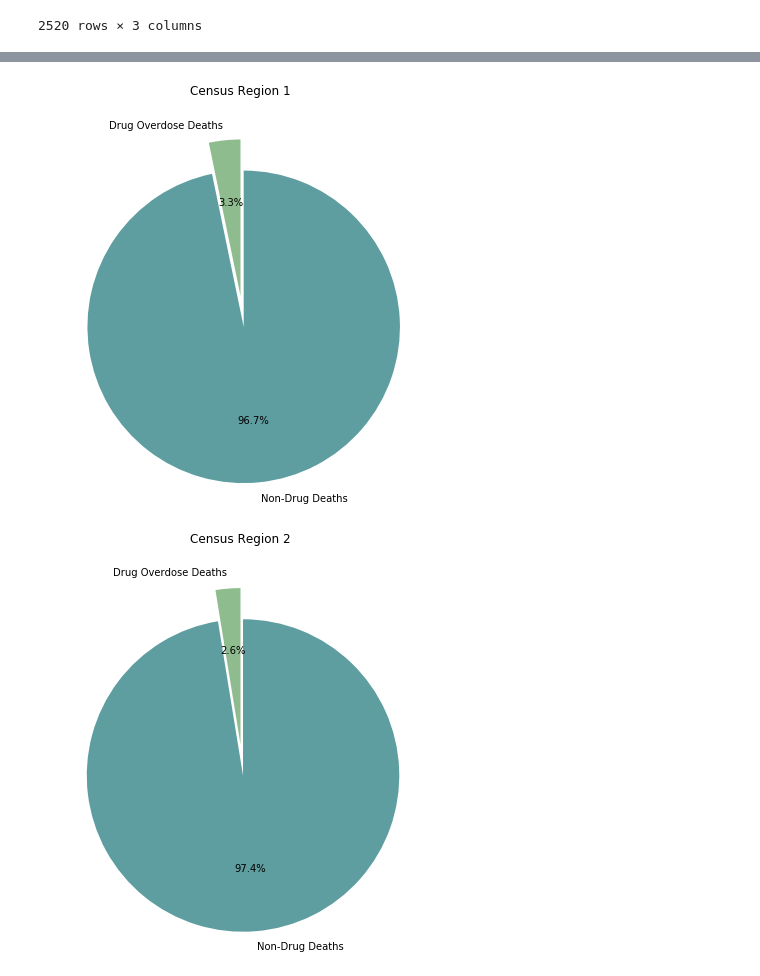
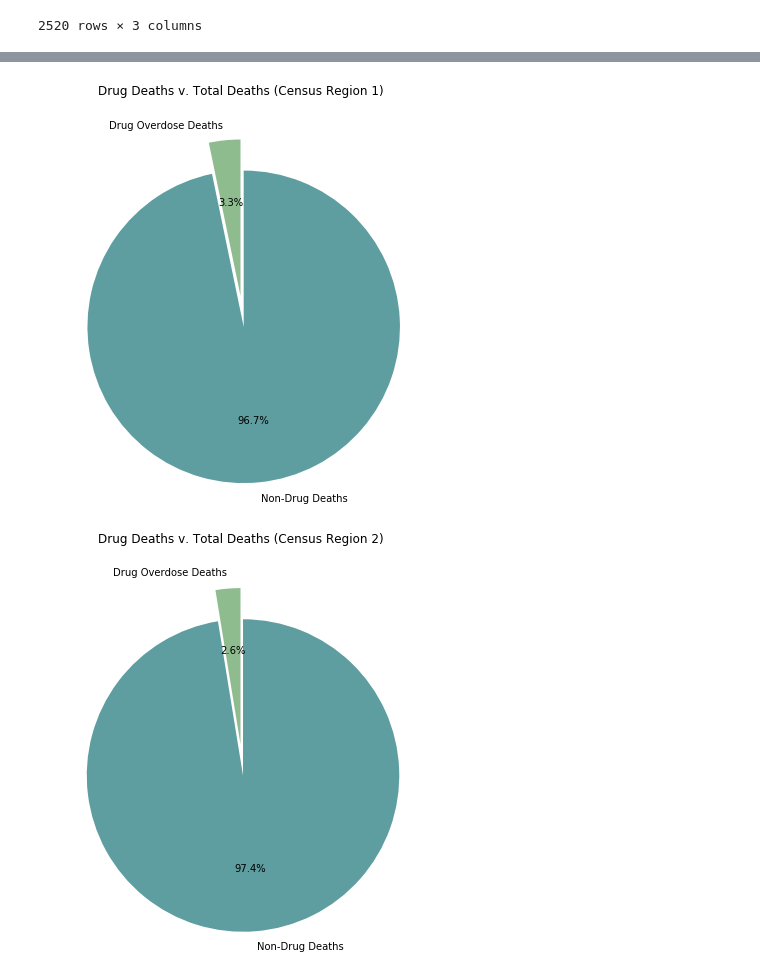
Before and after one commit to linmck/group_project_1, a Jupyter notebook: Data_munge.ipynb, the cells around one changed output, grey strips where cells are left out. Cells and saved outputs as stored; diff of their text form; code cells hidden in the pictures.

```diff
--- a/Data_munge.ipynb
+++ b/Data_munge.ipynb
@@ -109,7 +109,7 @@ reg_df
 # %%
 # Resulting pivot
 reg_df = pd.DataFrame(reg_df)
-reg_pivot = reg_df.pivot_table(index="Indicator", columns ="Group", values="Data Value")
+reg_pivot = reg_df.pivot_table(index="Indicator", columns ="Group", values="Data Value", aggfunc=np.sum)
 reg_pivot
 # %% [output]
 | Group | A | B | C | D |
@@ -180,36 +181,36 @@ labels = total_death_reg.index
 death_ax1_sizes = total_death_reg["A"]
 death_ax2_sizes = total_death_reg["B"]
 death_ax3_sizes = total_death_reg["C"]
 death_ax4_sizes = total_death_reg["D"]
 colors = ["darkseagreen","cadetblue"]
 
 # Plot Census Region 1
 fig1, death_ax1 = plt.subplots(figsize=(7, 8))
 death_ax1.pie(death_ax1_sizes, labels=labels, colors = colors, explode = (0, 0.2), autopct='%1.1f%%', startangle=90)
-death_ax1.set(aspect="equal", title="Census Region 1")
+death_ax1.set(aspect="equal", title="Drug Deaths v. Total Deaths (Census Region 1)")
 
 plt.show()
 
 #Plot Census Region 2
 fig2, death_ax2 = plt.subplots(figsize=(7, 8))
 death_ax2.pie(death_ax2_sizes, labels=labels, colors = colors, explode = (0, 0.2), autopct='%1.1f%%', startangle=90)
-death_ax2.set(aspect="equal", title="Census Region 2")
+death_ax2.set(aspect="equal", title="Drug Deaths v. Total Deaths (Census Region 2)")
 
 plt.show()
 
 #Plot Census Region 3
 fig3, death_ax3 = plt.subplots(figsize=(7, 8))
 death_ax3.pie(death_ax3_sizes, labels=labels, colors = colors, explode = (0, 0.2), autopct='%1.1f%%', startangle=90)
-death_ax3.set(aspect="equal", title="Census Region 3")
+death_ax3.set(aspect="equal", title="Drug Deaths v. Total Deaths (Census Region 3)")
 
 plt.show()
 
 #Plot Census Region 3
 fig4, death_ax4 = plt.subplots(figsize=(7, 8))
 death_ax4.pie(death_ax4_sizes, labels=labels, colors = colors, explode = (0, 0.2), autopct='%1.1f%%', startangle=90)
-death_ax4.set(aspect="equal", title="Census Region 4")
+death_ax4.set(aspect="equal", title="Drug Deaths v. Total Deaths (Census Region 4)")
 
 plt.show()
 # %% [output]
-[figure, old version]
+[figure, new version]
-[figure, old version]
+[figure, new version]
```
Also changed, not shown: parts of 3 cells of this notebook, 1 other file.
